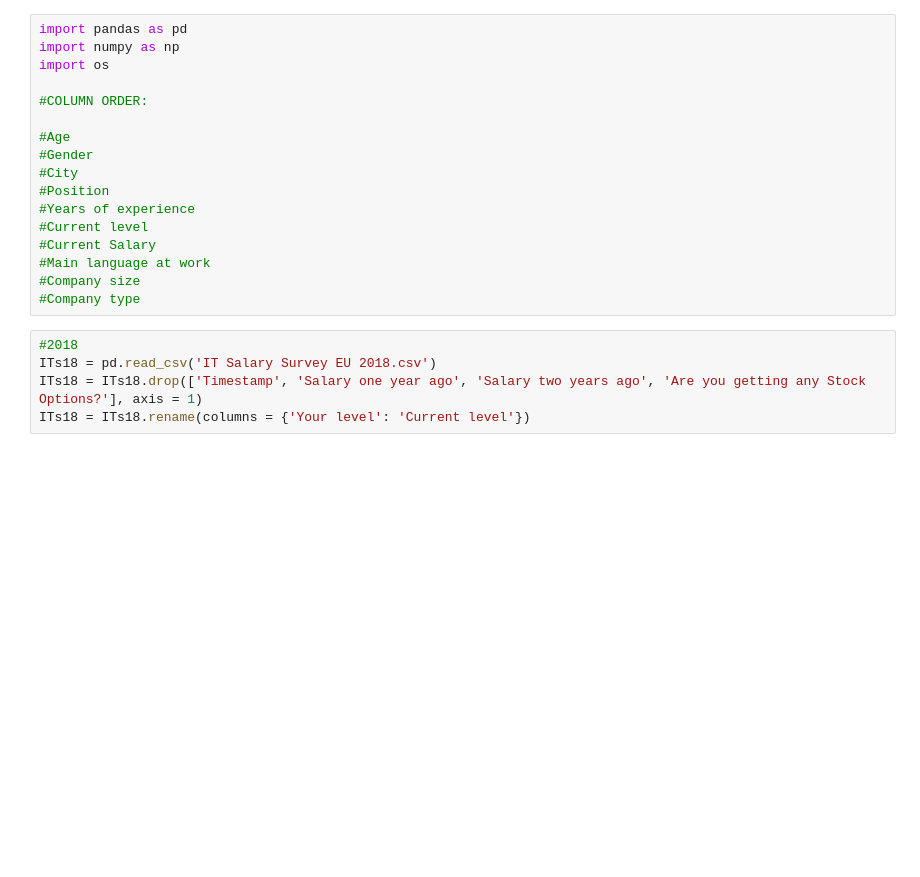
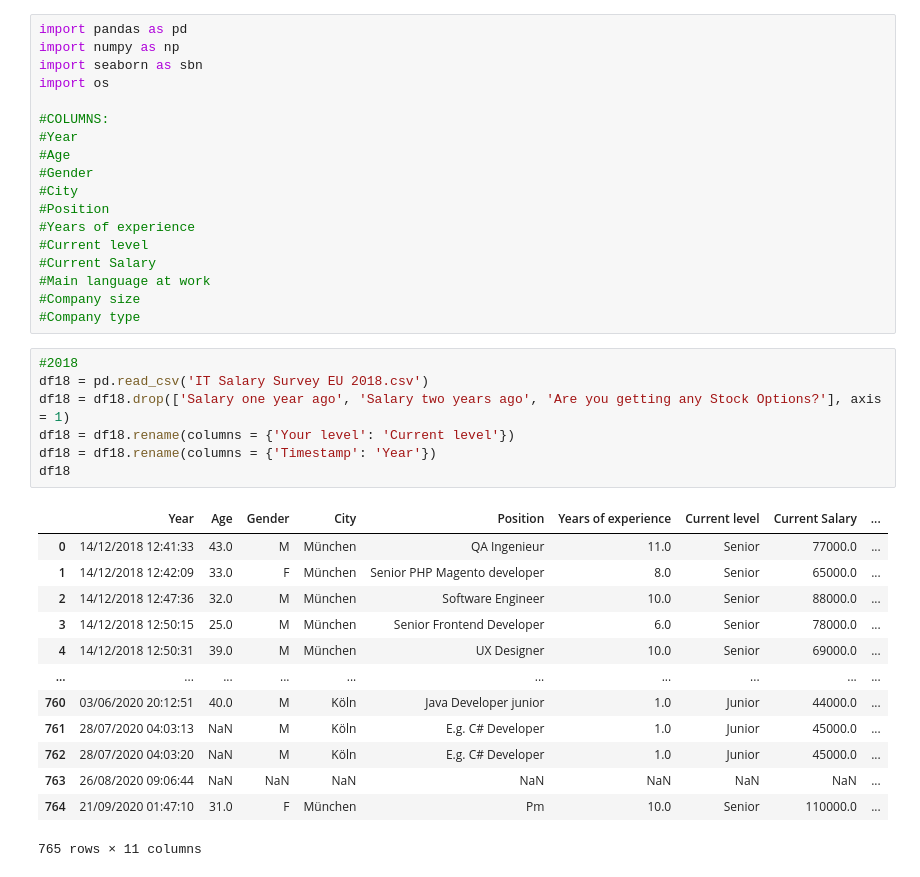
Before and after one commit to Hoangnhan1708/it-salary-analyzing-project, a Jupyter notebook: notebooks/preprocessing.ipynb, the cells around one changed output. Saved outputs shown, nothing was run; the diff lists cells and outputs as text; blank space fills up the shorter version.

```diff
--- a/notebooks/preprocessing.ipynb
+++ b/notebooks/preprocessing.ipynb
@@ -1,10 +1,11 @@
 # %%
 import pandas as pd
 import numpy as np
+import seaborn as sbn
 import os
 
-#COLUMN ORDER:
-
+#COLUMNS:
+#Year
 #Age
 #Gender
 #City
@@ -17,7 +18,23 @@ import os
 #Company type
 # %%
 #2018
-ITs18 = pd.read_csv('IT Salary Survey EU 2018.csv')
-ITs18 = ITs18.drop(['Timestamp', 'Salary one year ago', 'Salary two years ago', 'Are you getting any Stock Options?'], axis = 1)
-ITs18 = ITs18.rename(columns = {'Your level': 'Current level'})
+df18 = pd.read_csv('IT Salary Survey EU 2018.csv')
+df18 = df18.drop(['Salary one year ago', 'Salary two years ago', 'Are you getting any Stock Options?'], axis = 1)
+df18 = df18.rename(columns = {'Your level': 'Current level'})
+df18 = df18.rename(columns = {'Timestamp': 'Year'})
+df18
+# %% [output]
+|  | Year | Age | Gender | City | Position | Years of experience | Current level | Current Salary | ... |
+| 0 | 14/12/2018 12:41:33 | 43.0 | M | München | QA Ingenieur | 11.0 | Senior | 77000.0 | ... |
+| 1 | 14/12/2018 12:42:09 | 33.0 | F | München | Senior PHP Magento developer | 8.0 | Senior | 65000.0 | ... |
+| 2 | 14/12/2018 12:47:36 | 32.0 | M | München | Software Engineer | 10.0 | Senior | 88000.0 | ... |
+| 3 | 14/12/2018 12:50:15 | 25.0 | M | München | Senior Frontend Developer | 6.0 | Senior | 78000.0 | ... |
+| 4 | 14/12/2018 12:50:31 | 39.0 | M | München | UX Designer | 10.0 | Senior | 69000.0 | ... |
+| ... | ... | ... | ... | ... | ... | ... | ... | ... | ... |
+| 760 | 03/06/2020 20:12:51 | 40.0 | M | Köln | Java Developer junior | 1.0 | Junior | 44000.0 | ... |
+| 761 | 28/07/2020 04:03:13 | NaN | M | Köln | E.g. C# Developer | 1.0 | Junior | 45000.0 | ... |
+| 762 | 28/07/2020 04:03:20 | NaN | M | Köln | E.g. C# Developer | 1.0 | Junior | 45000.0 | ... |
+| 763 | 26/08/2020 09:06:44 | NaN | NaN | NaN | NaN | NaN | NaN | NaN | ... |
+| 764 | 21/09/2020 01:47:10 | 31.0 | F | München | Pm | 10.0 | Senior | 110000.0 | ... |
+765 rows × 11 columns
 # %%
```
Also changed, not shown: parts of 7 cells of this notebook.
